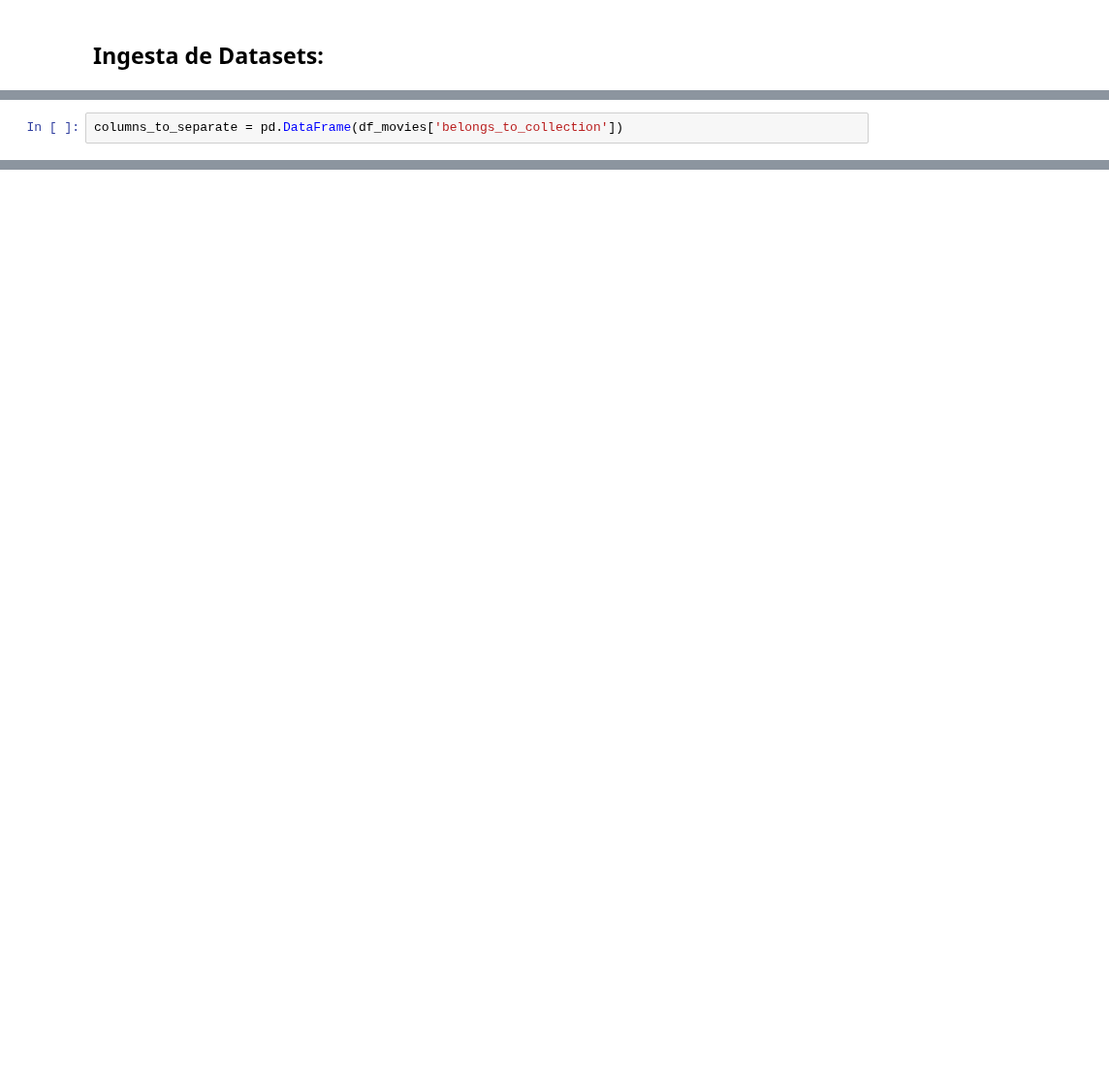
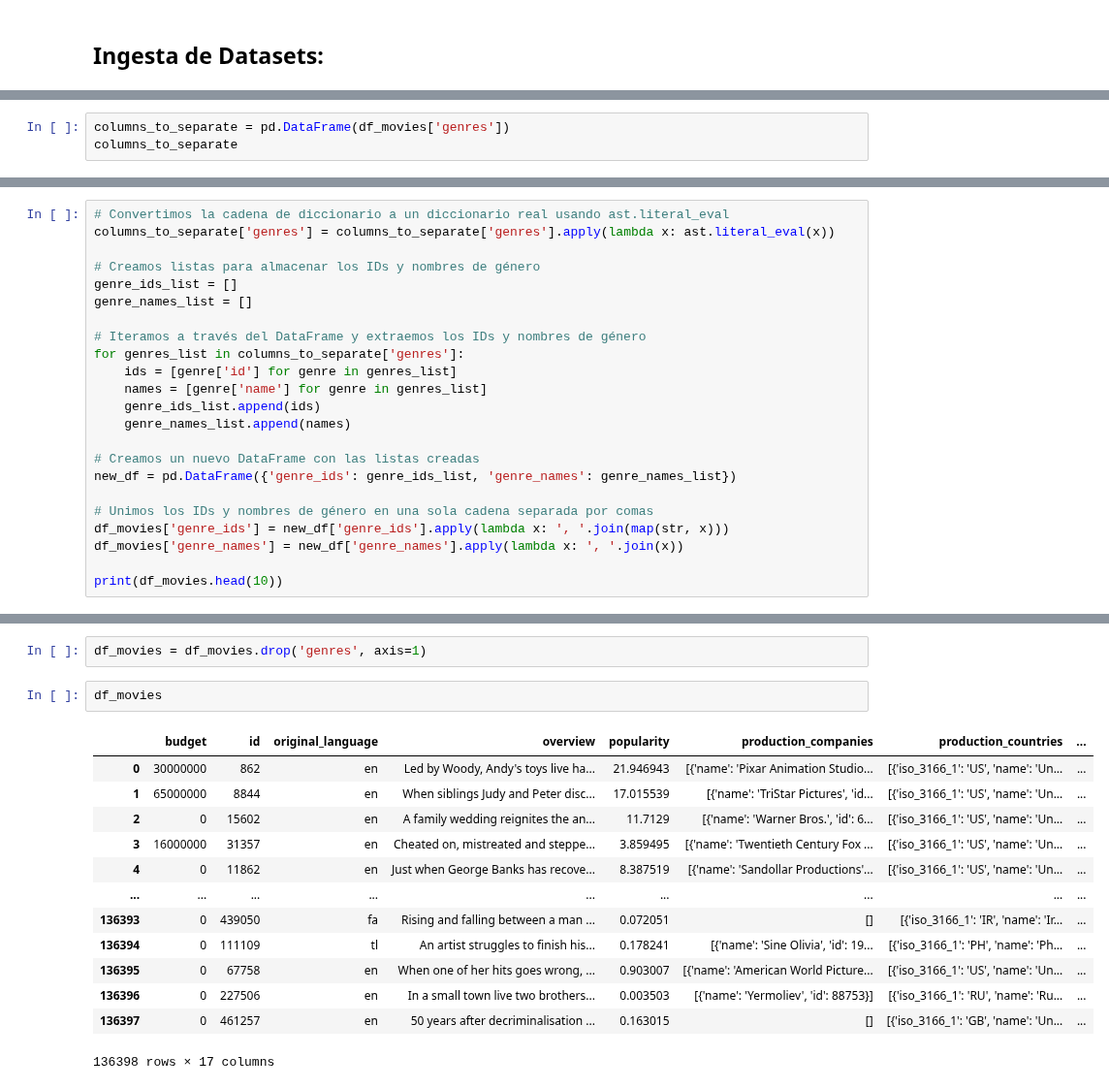
Before and after one commit to Lucaramallo/PI1_MLOps_Sistema_de_Recomendacion_Movies_ML, a Jupyter notebook: ETLs/ETL Movies/ETL Movies.ipynb, the cells around one changed output, grey strips where cells are left out. Shown at 97% size. Saved outputs shown, nothing was run; the diff lists cells and outputs as text; blank space fills up the shorter version.

```diff
--- a/ETLs/ETL Movies/ETL Movies.ipynb
+++ b/ETLs/ETL Movies/ETL Movies.ipynb
@@ -30,2 +71,3 @@ df_movies.head(3)
 # %%
-columns_to_separate = pd.DataFrame(df_movies['belongs_to_collection'])
+columns_to_separate = pd.DataFrame(df_movies['genres'])
+columns_to_separate
@@ -113,0 +105,23 @@ print(columns_to_separate)
+# %%
+# Convertimos la cadena de diccionario a un diccionario real usando ast.literal_eval
+columns_to_separate['genres'] = columns_to_separate['genres'].apply(lambda x: ast.literal_eval(x))
+
+# Creamos listas para almacenar los IDs y nombres de género
+genre_ids_list = []
+genre_names_list = []
+
+# Iteramos a través del DataFrame y extraemos los IDs y nombres de género
+for genres_list in columns_to_separate['genres']:
+    ids = [genre['id'] for genre in genres_list]
+    names = [genre['name'] for genre in genres_list]
+    genre_ids_list.append(ids)
+    genre_names_list.append(names)
+
+# Creamos un nuevo DataFrame con las listas creadas
+new_df = pd.DataFrame({'genre_ids': genre_ids_list, 'genre_names': genre_names_list})
+
+# Unimos los IDs y nombres de género en una sola cadena separada por comas
+df_movies['genre_ids'] = new_df['genre_ids'].apply(lambda x: ', '.join(map(str, x)))
+df_movies['genre_names'] = new_df['genre_names'].apply(lambda x: ', '.join(x))
+
+print(df_movies.head(10))
@@ -113,0 +146,18 @@ print(columns_to_separate)
+# %%
+df_movies = df_movies.drop('genres', axis=1)
+# %%
+df_movies
+# %% [output]
+|  | budget | id | original_language | overview | popularity | production_companies | production_countries | ... |
+| 0 | 30000000 | 862 | en | Led by Woody, Andy's toys live ha... | 21.946943 | [{'name': 'Pixar Animation Studio... | [{'iso_3166_1': 'US', 'name': 'Un... | ... |
+| 1 | 65000000 | 8844 | en | When siblings Judy and Peter disc... | 17.015539 | [{'name': 'TriStar Pictures', 'id... | [{'iso_3166_1': 'US', 'name': 'Un... | ... |
+| 2 | 0 | 15602 | en | A family wedding reignites the an... | 11.7129 | [{'name': 'Warner Bros.', 'id': 6... | [{'iso_3166_1': 'US', 'name': 'Un... | ... |
+| 3 | 16000000 | 31357 | en | Cheated on, mistreated and steppe... | 3.859495 | [{'name': 'Twentieth Century Fox ... | [{'iso_3166_1': 'US', 'name': 'Un... | ... |
+| 4 | 0 | 11862 | en | Just when George Banks has recove... | 8.387519 | [{'name': 'Sandollar Productions'... | [{'iso_3166_1': 'US', 'name': 'Un... | ... |
+| ... | ... | ... | ... | ... | ... | ... | ... | ... |
+| 136393 | 0 | 439050 | fa | Rising and falling between a man ... | 0.072051 | [] | [{'iso_3166_1': 'IR', 'name': 'Ir... | ... |
+| 136394 | 0 | 111109 | tl | An artist struggles to finish his... | 0.178241 | [{'name': 'Sine Olivia', 'id': 19... | [{'iso_3166_1': 'PH', 'name': 'Ph... | ... |
+| 136395 | 0 | 67758 | en | When one of her hits goes wrong, ... | 0.903007 | [{'name': 'American World Picture... | [{'iso_3166_1': 'US', 'name': 'Un... | ... |
+| 136396 | 0 | 227506 | en | In a small town live two brothers... | 0.003503 | [{'name': 'Yermoliev', 'id': 88753}] | [{'iso_3166_1': 'RU', 'name': 'Ru... | ... |
+| 136397 | 0 | 461257 | en | 50 years after decriminalisation ... | 0.163015 | [] | [{'iso_3166_1': 'GB', 'name': 'Un... | ... |
+136398 rows × 17 columns
```
Also changed, not shown: parts of 21 cells of this notebook.
